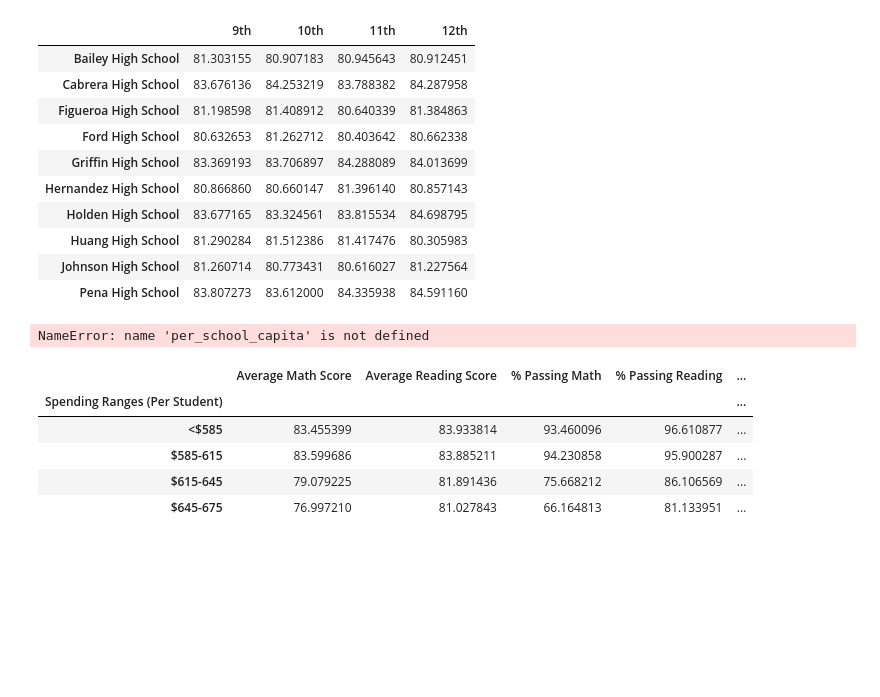
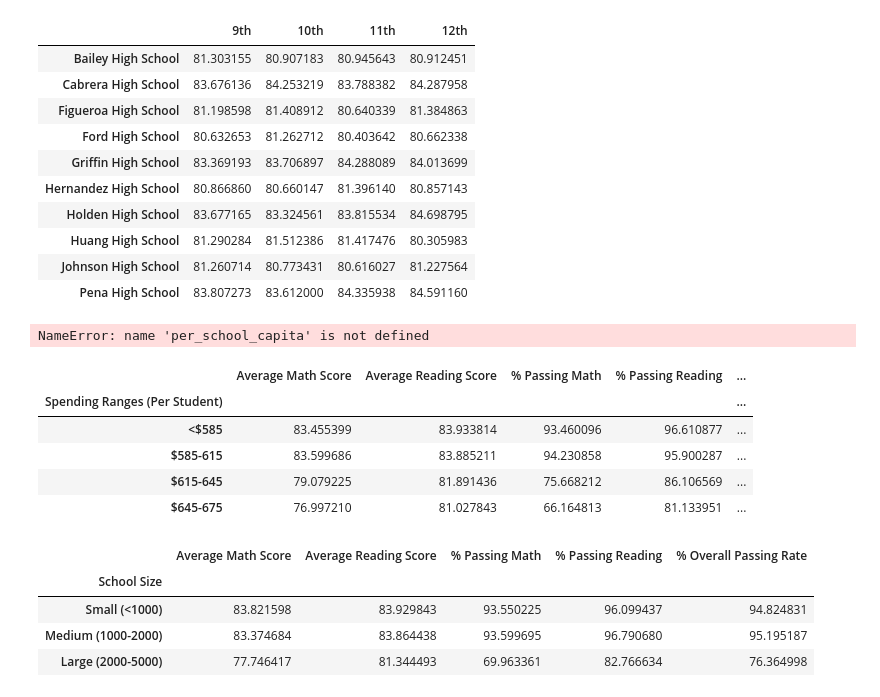
Before and after one commit to utsavchaudharygithub/School_District_Analysis, a Jupyter notebook: PyCitySchools.ipynb, the cells around one changed output. Cells and saved outputs as stored; diff of their text form; code cells hidden in the pictures; blank space fills up the shorter version.

Commit message:
score by school size

```diff
--- a/PyCitySchools.ipynb
+++ b/PyCitySchools.ipynb
@@ -384,3 +384,25 @@ scores_spending.head()
 | $585-615 | 83.599686 | 83.885211 | 94.230858 | 95.900287 | ... |
 | $615-645 | 79.079225 | 81.891436 | 75.668212 | 86.106569 | ... |
 | $645-675 | 76.997210 | 81.027843 | 66.164813 | 81.133951 | ... |
+# %%
+#Create Bin by school size
+
+# Establish the bins.
+size_bins = [0, 1000, 2000, 5000]
+group_names = ["Small (<1000)", "Medium (1000-2000)", "Large (2000-5000)"]
+# %%
+# Create a new data frame by locating the desired columns
+size_summary = school_summary.loc[:,['Average Math Score',
+                                  'Average Reading Score','% Passing Math',
+                                  '% Passing Reading','% Overall Passing Rate',]]
+# Add a new columns named School Size and binning based off total students
+size_summary['School Size']= pd.cut(school_summary['Total Students'],size_bins,labels=group_names)
+# Create a group based off of the bins
+size_summary = scores_size.groupby('School Size').mean()
+size_summary.head()
+# %% [output]
+|  | Average Math Score | Average Reading Score | % Passing Math | % Passing Reading | % Overall Passing Rate |
+| School Size |  |  |  |  |  |
+| Small (<1000) | 83.821598 | 83.929843 | 93.550225 | 96.099437 | 94.824831 |
+| Medium (1000-2000) | 83.374684 | 83.864438 | 93.599695 | 96.790680 | 95.195187 |
+| Large (2000-5000) | 77.746417 | 81.344493 | 69.963361 | 82.766634 | 76.364998 |
```
